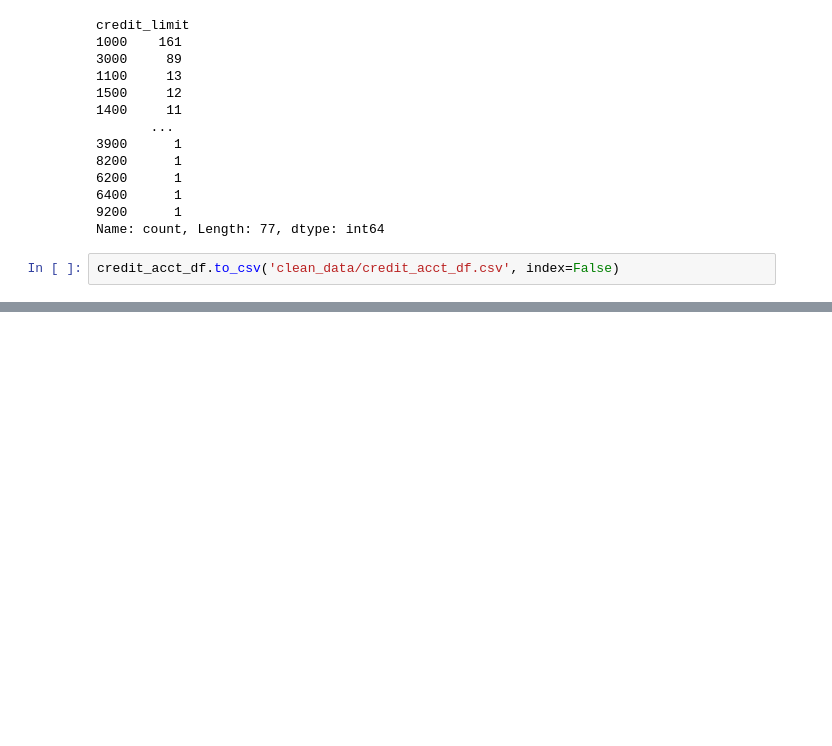
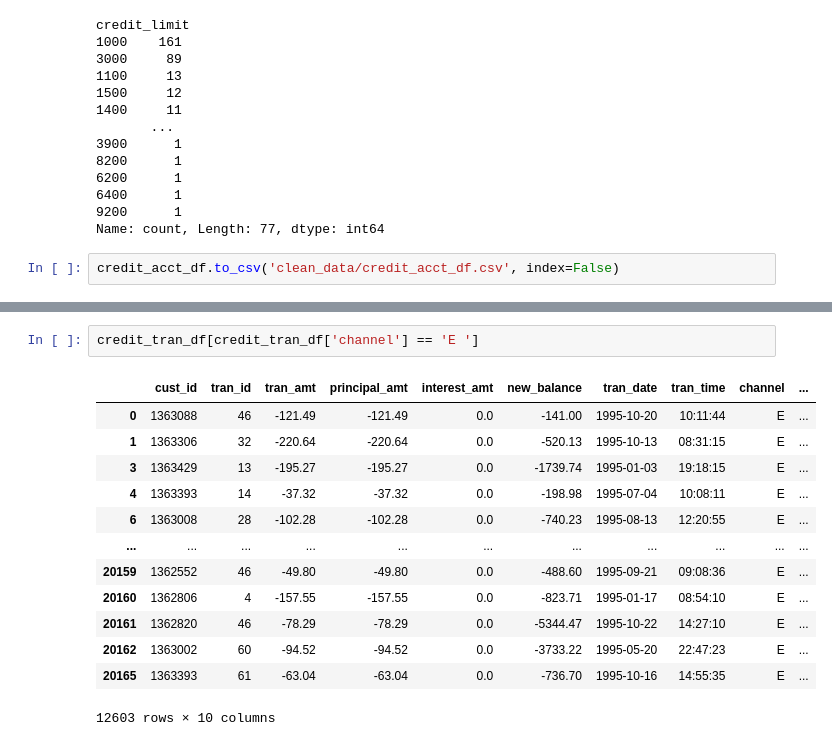
Before and after one commit to btmarsh6/mini-project-III, a Jupyter notebook: Ben_notebook.ipynb, the cells around one changed output, grey strips where cells are left out. Cells and saved outputs as stored; diff of their text form; blank space fills up the shorter version.

```diff
--- a/Ben_notebook.ipynb
+++ b/Ben_notebook.ipynb
@@ -511,0 +610,16 @@ credit_acct_df.to_csv('clean_data/credit_acct_df.csv', index=False)
+# %%
+credit_tran_df[credit_tran_df['channel'] == 'E ']
+# %% [output]
+|  | cust_id | tran_id | tran_amt | principal_amt | interest_amt | new_balance | tran_date | tran_time | channel | ... |
+| 0 | 1363088 | 46 | -121.49 | -121.49 | 0.0 | -141.00 | 1995-10-20 | 10:11:44 | E | ... |
+| 1 | 1363306 | 32 | -220.64 | -220.64 | 0.0 | -520.13 | 1995-10-13 | 08:31:15 | E | ... |
+| 3 | 1363429 | 13 | -195.27 | -195.27 | 0.0 | -1739.74 | 1995-01-03 | 19:18:15 | E | ... |
+| 4 | 1363393 | 14 | -37.32 | -37.32 | 0.0 | -198.98 | 1995-07-04 | 10:08:11 | E | ... |
+| 6 | 1363008 | 28 | -102.28 | -102.28 | 0.0 | -740.23 | 1995-08-13 | 12:20:55 | E | ... |
+| ... | ... | ... | ... | ... | ... | ... | ... | ... | ... | ... |
+| 20159 | 1362552 | 46 | -49.80 | -49.80 | 0.0 | -488.60 | 1995-09-21 | 09:08:36 | E | ... |
+| 20160 | 1362806 | 4 | -157.55 | -157.55 | 0.0 | -823.71 | 1995-01-17 | 08:54:10 | E | ... |
+| 20161 | 1362820 | 46 | -78.29 | -78.29 | 0.0 | -5344.47 | 1995-10-22 | 14:27:10 | E | ... |
+| 20162 | 1363002 | 60 | -94.52 | -94.52 | 0.0 | -3733.22 | 1995-05-20 | 22:47:23 | E | ... |
+| 20165 | 1363393 | 61 | -63.04 | -63.04 | 0.0 | -736.70 | 1995-10-16 | 14:55:35 | E | ... |
+12603 rows × 10 columns
```
Also changed, not shown: parts of 16 cells of this notebook, 1 other file.
